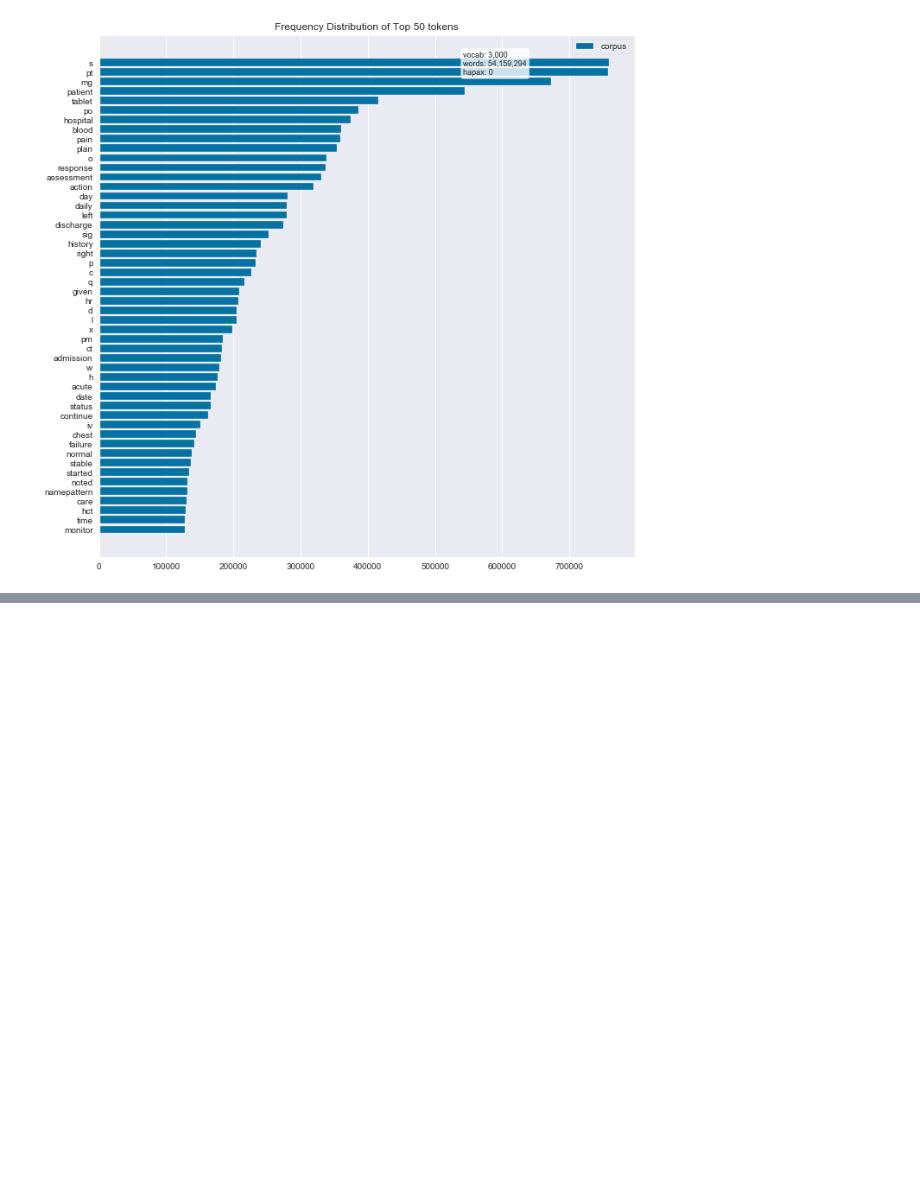
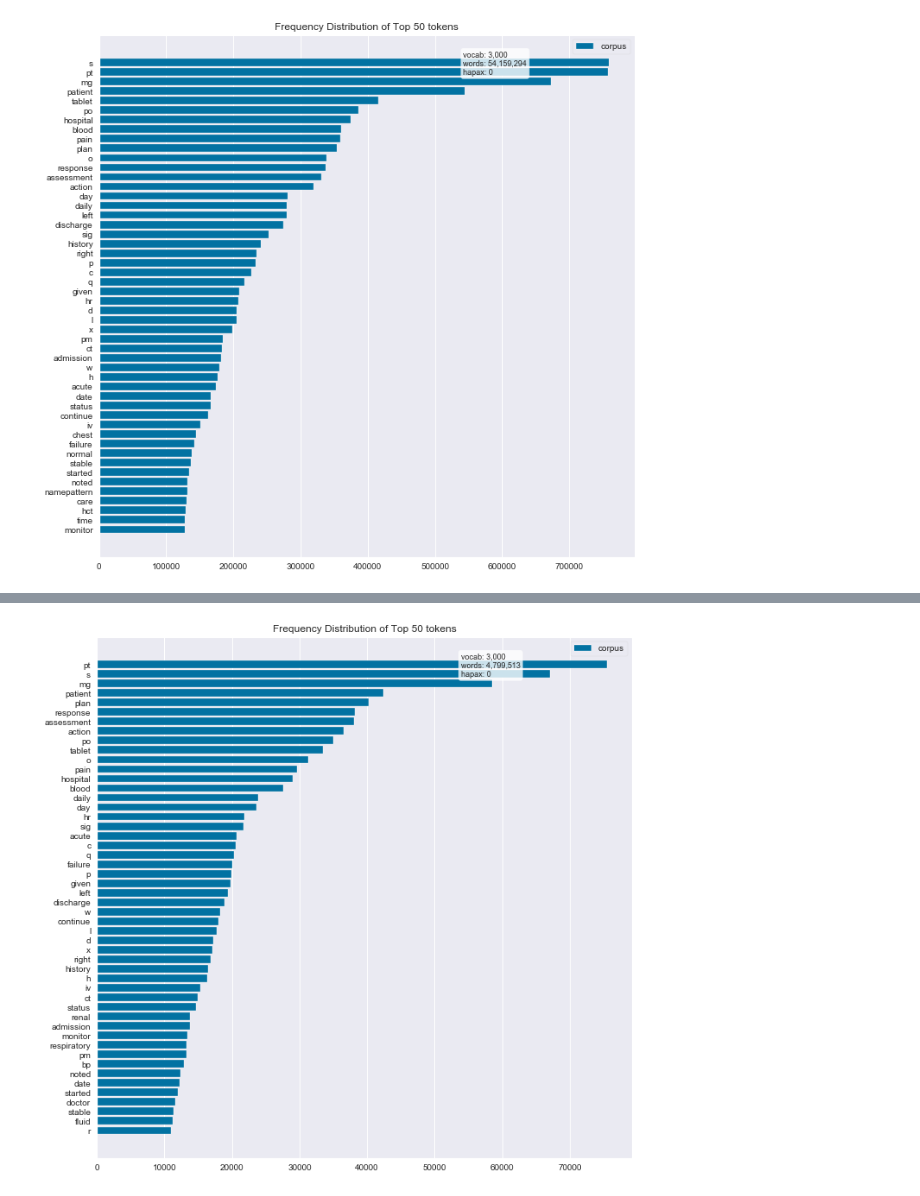
Before and after one commit to TheeChris/springboard, a Jupyter notebook: Capstone_2/notebooks/1.1-TheeChris-DataExploration.ipynb, the cells around one changed output, grey strips where cells are left out. Saved outputs shown, nothing was run; the diff lists cells and outputs as text; code cells hidden in the pictures; blank space fills up the shorter version.

```diff
--- a/Capstone_2/notebooks/1.1-TheeChris-DataExploration.ipynb
+++ b/Capstone_2/notebooks/1.1-TheeChris-DataExploration.ipynb
@@ -108,3 +122,16 @@ visualizer.poof(outpath=os.path.join(PROJ_ROOT, 'reports',
+# %%
+# visualize word frequency of patients no readmitted
+
+vect = CountVectorizer(max_features=3000, tokenizer=clean_and_tokenize, stop_words='english')
+no_readmin_vect = vect.fit_transform(text for text in train_df[train_df.readmission == 1].text.values)
+no_readmin_features = vect.get_feature_names()
+
+no_readmin_viz = FreqDistVisualizer(features=no_readmin_features, size=(800,800))
+no_readmin_viz.fit(no_readmin_vect)
+no_readmin_viz.poof(outpath=os.path.join(PROJ_ROOT, 'reports',
+                                         'figures','word_freq_readmin.png'))
+# %% [output]
+[figure, added]
 # %%
 from yellowbrick.text import TSNEVisualizer
 
```
Also changed, not shown: parts of 6 cells of this notebook.
